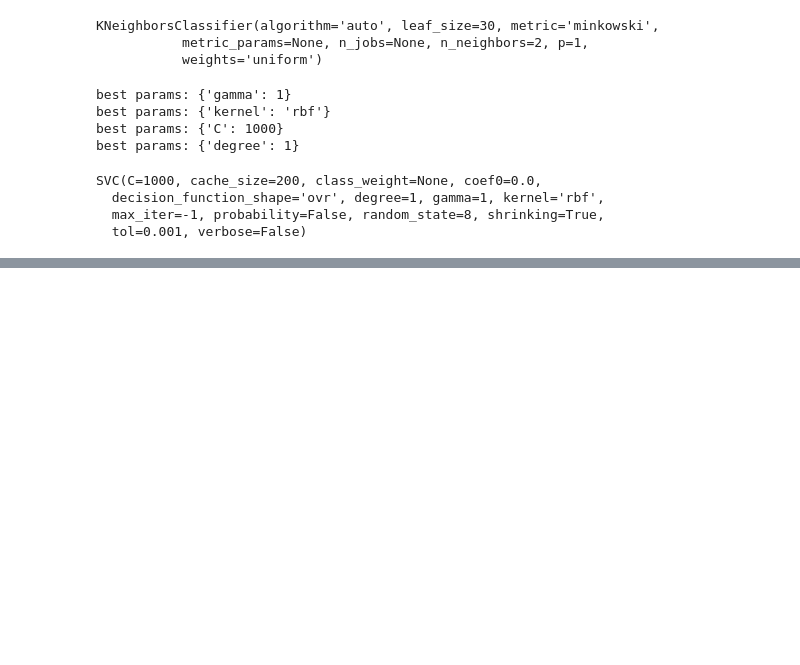
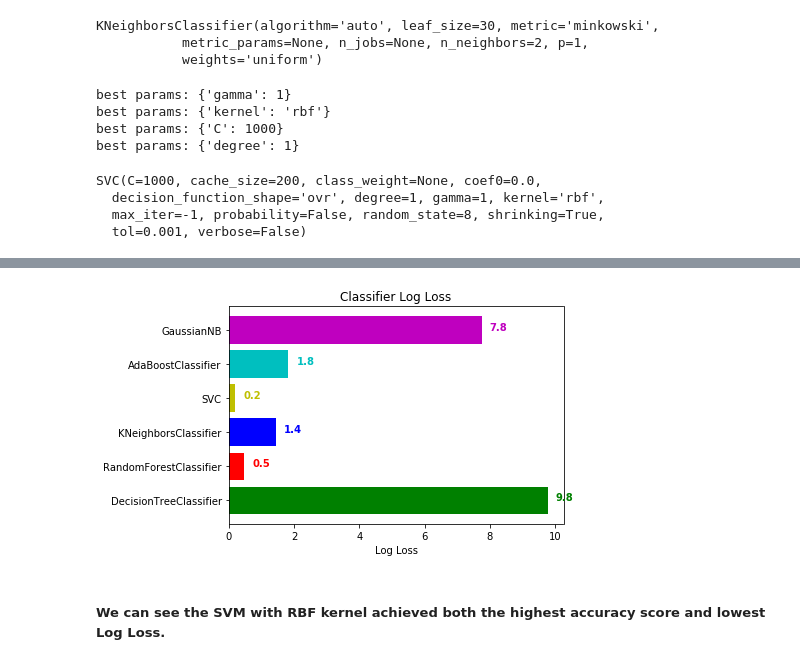
Before and after one commit to semmlerkonrad/Spotify-Classificator, a Jupyter notebook: Spotify.ipynb, the cells around one changed output, grey strips where cells are left out. Cells and saved outputs as stored; diff of their text form; code cells hidden in the pictures; blank space fills up the shorter version.

```diff
--- a/Spotify.ipynb
+++ b/Spotify.ipynb
@@ -211,6 +231,12 @@ plt.show()
 # %%
 plt.barh(y = results.loc[:, 'Classifier'], width=results.loc[:, 'Log Loss'], color = ['g', 'r','b','y','c','m'])
-
+for i, v in enumerate(results.loc[:, 'Log Loss']):
+    plt.text(v+0.25,i , str(round(v,1)), color=color_table[i], fontweight='bold')
+plt.xlabel('Accuracy %')
 plt.xlabel('Log Loss')
 plt.title('Classifier Log Loss')
 plt.show()
+# %% [output]
+[figure, added]
+# %% [markdown]
+##### We can see the SVM with RBF kernel achieved both the highest accuracy score and lowest Log Loss.
```
Also changed, not shown: parts of 16 cells of this notebook.
